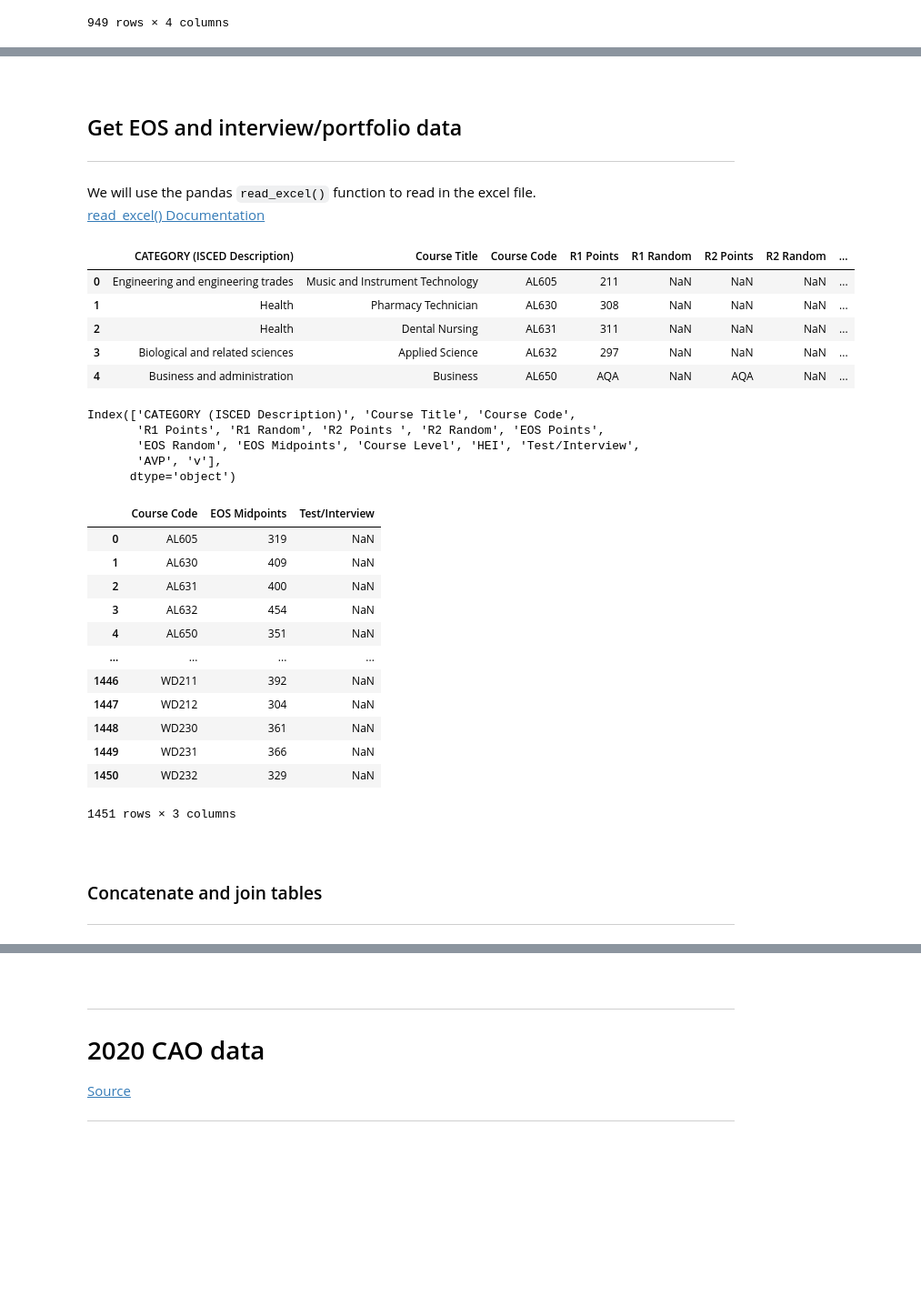
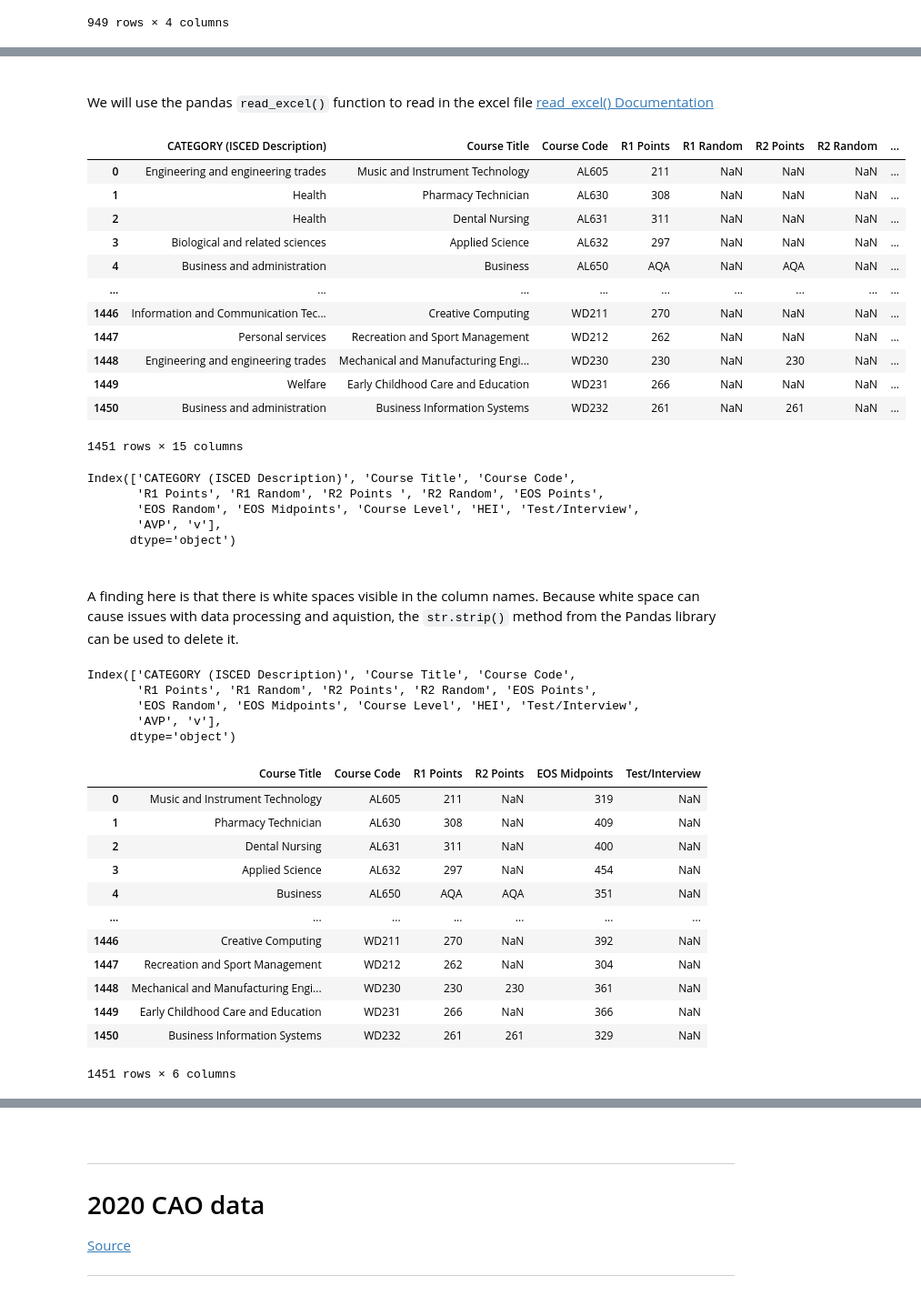
Before and after one commit to Izardo/Fundamentals_of_Data_Analysis, a Jupyter notebook: cao.ipynb, the cells around one changed output, grey strips where cells are left out. Shown at 91% size. Cells and saved outputs as stored; diff of their text form; code cells hidden in the pictures; blank space fills up the shorter version.

Commit message:
Added new 2021 data and edited code accordingly

```diff
--- a/cao.ipynb
+++ b/cao.ipynb
@@ -258,25 +281,29 @@ df_2021
 # %% [markdown]
 <br>
 
-## Get EOS and interview/portfolio data
-***
-We will use the pandas `read_excel()` function to read in the excel file.  <br>
-[read_excel() Documentation](https://pandas.pydata.org/pandas-docs/stable/reference/api/pandas.read_excel.html)
+We will use the pandas `read_excel()` function to read in the excel file [read_excel() Documentation](https://pandas.pydata.org/pandas-docs/stable/reference/api/pandas.read_excel.html)
 # %%
 # Save file path to a variable.
 file = 'data/cao_point_2021.xlsx'
 # %%
 # Read in data.
-eos_2021 = pd.read_excel(file, skiprows=11, engine='openpyxl') # Use openpyxl to open xlsx spreadsheet.
+df_2021 = pd.read_excel(file, skiprows=11, engine='openpyxl') # Use openpyxl to open xlsx spreadsheet.
 
 # Check data.
-eos_2021.head()
+df_2021
 # %% [output]
 |  | CATEGORY (ISCED Description) | Course Title | Course Code | R1 Points | R1 Random | R2 Points | R2 Random | ... |
 | 0 | Engineering and engineering trades | Music and Instrument Technology | AL605 | 211 | NaN | NaN | NaN | ... |
 | 1 | Health | Pharmacy Technician | AL630 | 308 | NaN | NaN | NaN | ... |
 | 2 | Health | Dental Nursing | AL631 | 311 | NaN | NaN | NaN | ... |
 | 3 | Biological and related sciences | Applied Science | AL632 | 297 | NaN | NaN | NaN | ... |
 | 4 | Business and administration | Business | AL650 | AQA | NaN | AQA | NaN | ... |
+| ... | ... | ... | ... | ... | ... | ... | ... | ... |
+| 1446 | Information and Communication Tec... | Creative Computing | WD211 | 270 | NaN | NaN | NaN | ... |
+| 1447 | Personal services | Recreation and Sport Management | WD212 | 262 | NaN | NaN | NaN | ... |
+| 1448 | Engineering and engineering trades | Mechanical and Manufacturing Engi... | WD230 | 230 | NaN | 230 | NaN | ... |
+| 1449 | Welfare | Early Childhood Care and Education | WD231 | 266 | NaN | NaN | NaN | ... |
+| 1450 | Business and administration | Business Information Systems | WD232 | 261 | NaN | 261 | NaN | ... |
+1451 rows × 15 columns
 # %%
 # View column names.
@@ -287,3 +314,7 @@ Index(['CATEGORY (ISCED Description)', 'Course Title', 'Course Code',
        'EOS Random', 'EOS Midpoints', 'Course Level', 'HEI', 'Test/Interview',
        'AVP', 'v'],
       dtype='object')
+# %% [markdown]
+<br>
+
+A finding here is that there is white spaces visible in the column names. Because white space can cause issues with data processing and aquistion, the `str.strip()` method from the Pandas library can be used to delete it.
@@ -290,25 +324,29 @@ Index(['CATEGORY (ISCED Description)', 'Course Title', 'Course Code',
+# %%
+# Check.
+df_2021.columns
+# %% [output]
+Index(['CATEGORY (ISCED Description)', 'Course Title', 'Course Code',
+       'R1 Points', 'R1 Random', 'R2 Points', 'R2 Random', 'EOS Points',
+       'EOS Random', 'EOS Midpoints', 'Course Level', 'HEI', 'Test/Interview',
+       'AVP', 'v'],
+      dtype='object')
 # %%
-# Delete irrelevant columns.
-eos_2021 = eos_2021[['Course Code', 'EOS Midpoints', 'Test/Interview']]
+# Extract relevant columns.
+df_2021 = df_2021[['Course Title', 'Course Code', 'R1 Points', 'R2 Points', 'EOS Midpoints', 'Test/Interview']]
 
 # View the dataframe.
-eos_2021
+df_2021
 # %% [output]
-|  | Course Code | EOS Midpoints | Test/Interview |
-| 0 | AL605 | 319 | NaN |
-| 1 | AL630 | 409 | NaN |
-| 2 | AL631 | 400 | NaN |
-| 3 | AL632 | 454 | NaN |
-| 4 | AL650 | 351 | NaN |
-| ... | ... | ... | ... |
-| 1446 | WD211 | 392 | NaN |
-| 1447 | WD212 | 304 | NaN |
-| 1448 | WD230 | 361 | NaN |
-| 1449 | WD231 | 366 | NaN |
-| 1450 | WD232 | 329 | NaN |
+|  | Course Title | Course Code | R1 Points | R2 Points | EOS Midpoints | Test/Interview |
+| 0 | Music and Instrument Technology | AL605 | 211 | NaN | 319 | NaN |
+| 1 | Pharmacy Technician | AL630 | 308 | NaN | 409 | NaN |
+| 2 | Dental Nursing | AL631 | 311 | NaN | 400 | NaN |
+| 3 | Applied Science | AL632 | 297 | NaN | 454 | NaN |
+| 4 | Business | AL650 | AQA | AQA | 351 | NaN |
+| ... | ... | ... | ... | ... | ... | ... |
+| 1446 | Creative Computing | WD211 | 270 | NaN | 392 | NaN |
+| 1447 | Recreation and Sport Management | WD212 | 262 | NaN | 304 | NaN |
+| 1448 | Mechanical and Manufacturing Engi... | WD230 | 230 | 230 | 361 | NaN |
+| 1449 | Early Childhood Care and Education | WD231 | 266 | NaN | 366 | NaN |
+| 1450 | Business Information Systems | WD232 | 261 | 261 | 329 | NaN |
-1451 rows × 3 columns
+1451 rows × 6 columns
-# %% [markdown]
-<br>
-
-### Concatenate and join tables
-***
```
Also changed, not shown: parts of 38 cells of this notebook.
